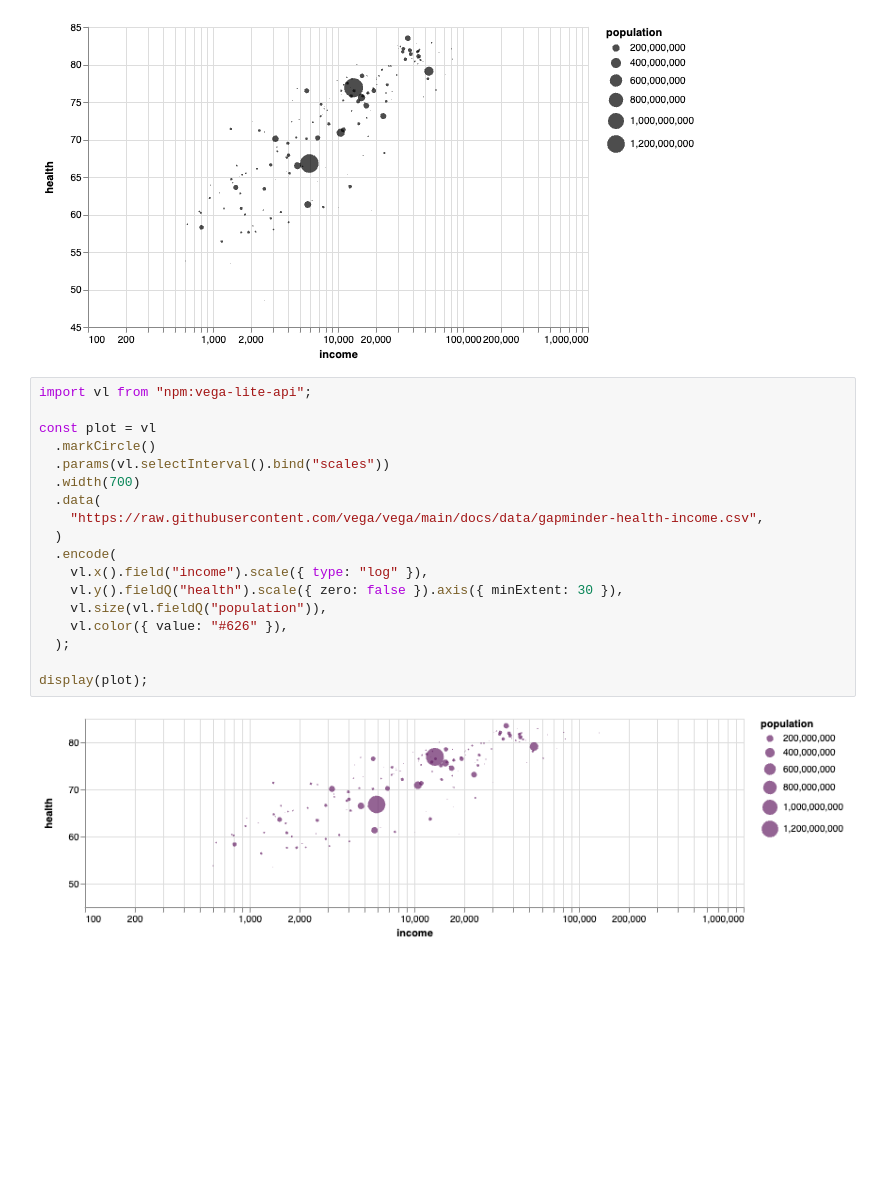
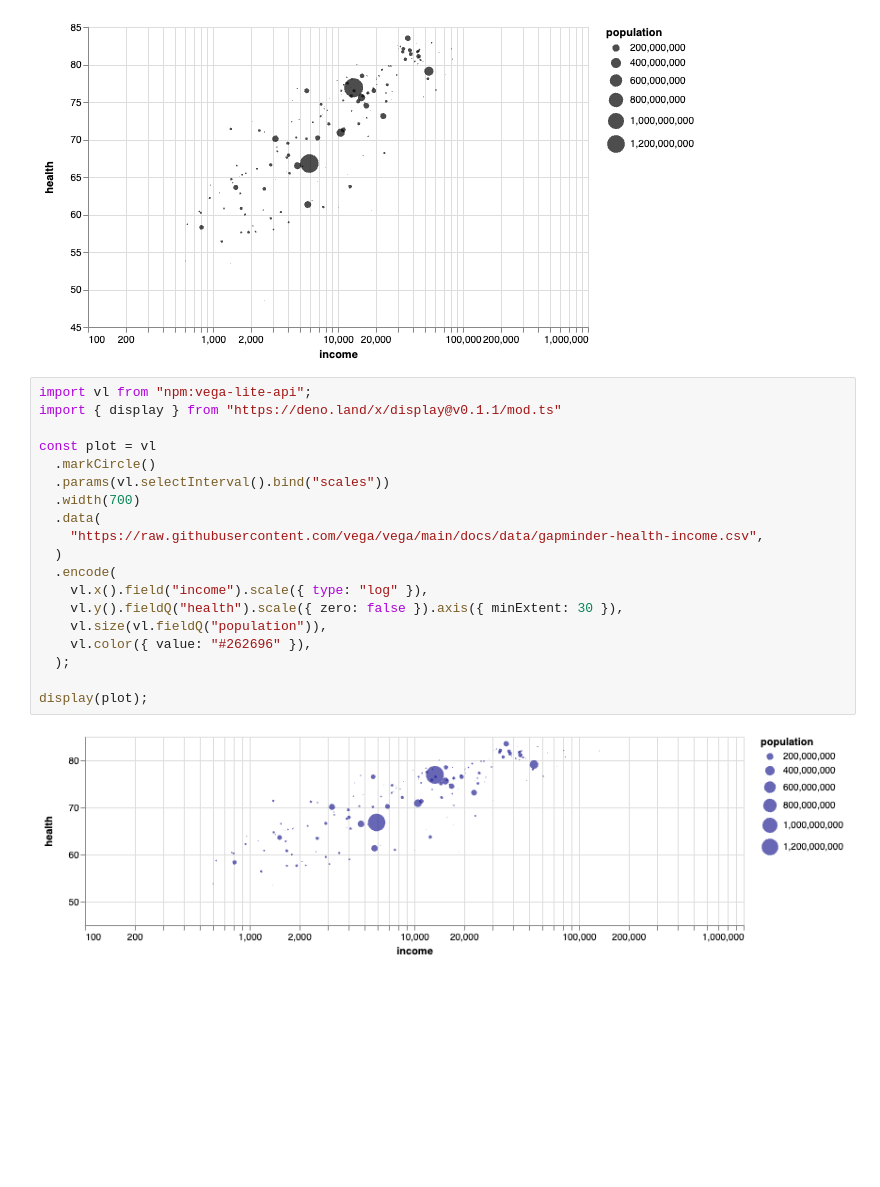
Before and after one commit to rgbkrk/denotebooks, a Jupyter notebook: VegaTime.ipynb, the cells around one changed output. Saved outputs shown, nothing was run; the diff lists cells and outputs as text.

```diff
--- a/VegaTime.ipynb
+++ b/VegaTime.ipynb
@@ -70,24 +70,25 @@ display({ "application/vnd.vegalite.v5+json": spec})
 [figure]
 # %%
 import vl from "npm:vega-lite-api";
+import { display } from "https://deno.land/x/display@v0.1.1/mod.ts"
 
 const plot = vl
   .markCircle()
   .params(vl.selectInterval().bind("scales"))
   .width(700)
   .data(
     "https://raw.githubusercontent.com/vega/vega/main/docs/data/gapminder-health-income.csv",
   )
   .encode(
     vl.x().field("income").scale({ type: "log" }),
     vl.y().fieldQ("health").scale({ zero: false }).axis({ minExtent: 30 }),
     vl.size(vl.fieldQ("population")),
-    vl.color({ value: "#626" }),
+    vl.color({ value: "#262696" }),
   );
 
 display(plot);
 # %% [output]
-[figure, old version]
+[figure, new version]
 # %% [markdown]
 <br /> <br /> <br /> <br /> <br /> <br /> <br /> <br /> <br /> <br /> <br />
 # %%
```
